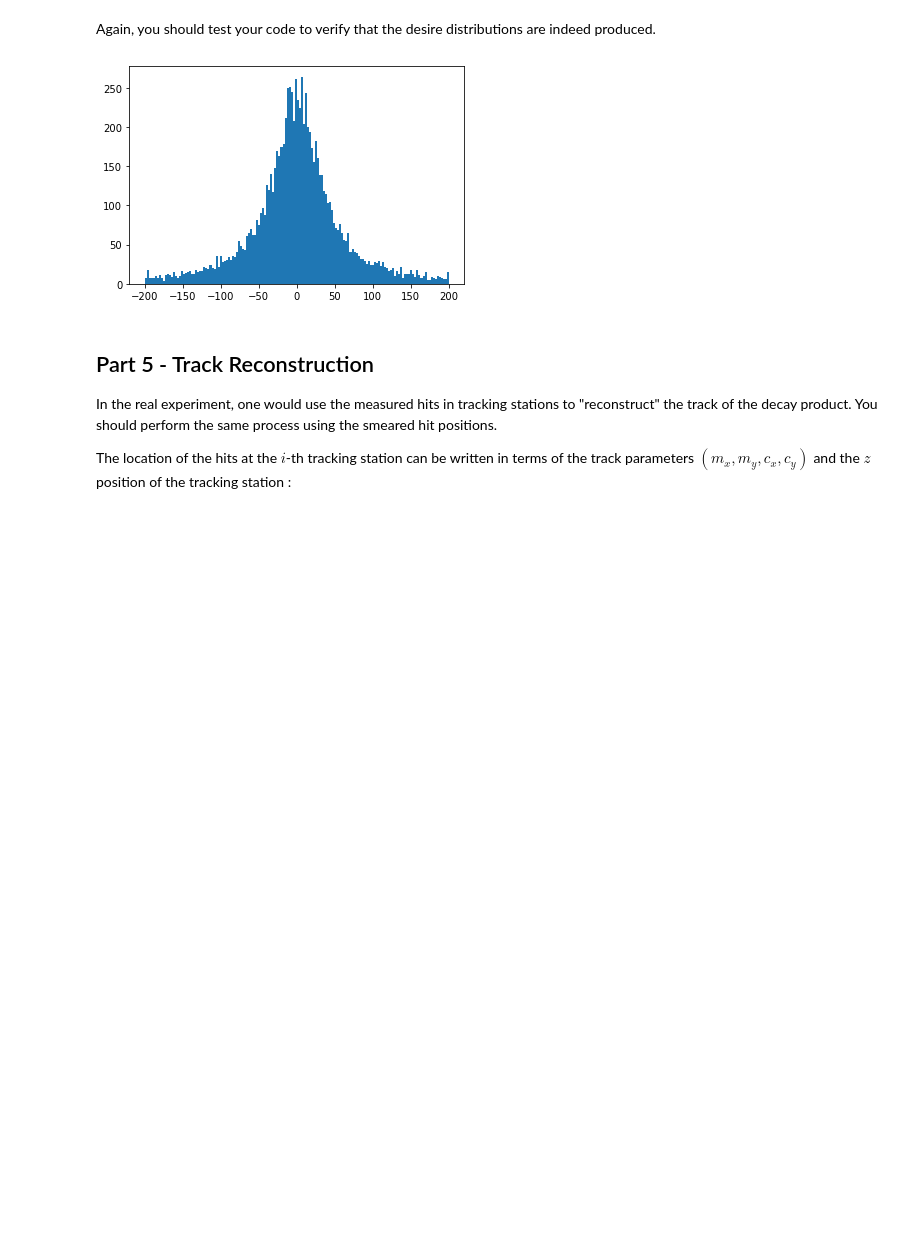
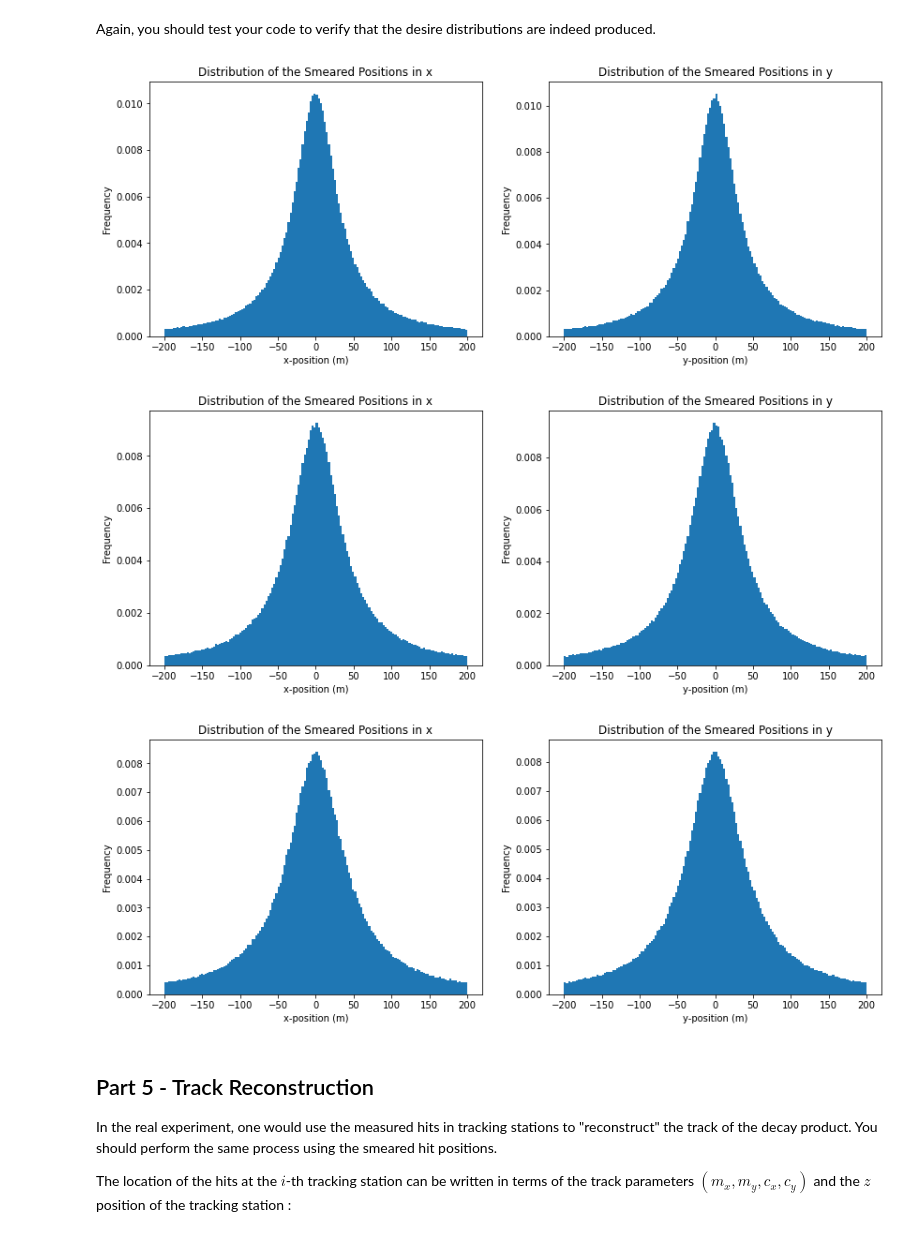
Before and after one commit to sam-you-ell/Computational-Physics, a Jupyter notebook: 3rd Year/Monte Carlo Sim/Montecarlo2.ipynb, the cells around one changed output. Drawn from its saved outputs; the diff is of its cells as text; code cells hidden in the pictures; blank space fills up the shorter version.

```diff
--- a/3rd Year/Monte Carlo Sim/Montecarlo2.ipynb
+++ b/3rd Year/Monte Carlo Sim/Montecarlo2.ipynb
@@ -196,22 +221,19 @@ class Tracking:
         self.sigx = sigx
         self.sigy = sigy
 
-    def gradient(self, DaughterParticle):
+    def grad_inter(self, DaughterParticle):
         grad_arr = np.empty((DaughterParticle.samples, 2))
+        inter_arr = np.empty((DaughterParticle.samples, 2))
         dz = DaughterParticle.unit[2, :]
         grad_X = DaughterParticle.unit[0, :] / dz
         grad_Y = DaughterParticle.unit[1, :] / dz
         grad_arr[:, 0] = grad_X
         grad_arr[:, 1] = grad_Y
-        return grad_arr
-
-    def intercept(self, DaughterParticle):
-        inter_arr = np.empty((DaughterParticle.samples, 2))
-        cx = self.gradient(DaughterParticle)[:, 0] * DaughterParticle.vertex[2]
-        cy = self.gradient(DaughterParticle)[:, 1] * DaughterParticle.vertex[2]
+        cx = grad_arr[:, 0] * DaughterParticle.vertex[2]
+        cy = grad_arr[:, 1] * DaughterParticle.vertex[2]
         inter_arr[:, 0] = cx
         inter_arr[:, 1] = cy
-        return inter_arr
+        return grad_arr, inter_arr
 
     def track_direction(self, DaughterParticle):
         z = DaughterParticle.unit[2,:]
@@ -220,19 +242,16 @@ class Tracking:
     def hits(self, DaughterParticle, z):
         stations = np.asarray(z)
         d = self.track_direction(DaughterParticle)
-        delta = self.gradient(DaughterParticle)
-        c = self.intercept(DaughterParticle)
+        delta, c = self.grad_inter(DaughterParticle)
         delta = delta[d>0]; c = c[d>0]
         rx = np.zeros((np.size(d[d>0]), len(z)))
         ry = np.zeros((np.size(d[d>0]), len(z)))
         for i in range(0, len(z)):
             rx[:, i] = delta[:, 0] * stations[i] + c[:, 0]
             ry[:, i] = delta[:, 1] * stations[i] + c[:, 1]
-
         if np.size(rx) == 0:
             DaughterParticle.angles(); DaughterParticle.frame_vectors('Lab')
             return self.hits(DaughterParticle, z)
-
         return rx, ry, delta, c
 # %% [markdown]
 In the next cell, test your track propagation functions. (A qualitative assessment is acceptable here).
@@ -275,32 +302,33 @@ def smear(Tracking, DaughterParticle, z):
     x = np.random.normal(0, Tracking.sigx, size = (np.size(rx[:, 0]), len(z)))
     y = np.random.normal(0, Tracking.sigy, size = (np.size(ry[:, 0]), len(z)))
     smear_x = rx + x; smear_y = ry + y
-    return smear_x, smear_y
+    return smear_x, smear_y, rx, ry
 # %% [markdown]
 Again, you should test your code to verify that the desire distributions are indeed produced.
 # %%
 # test code
 
-stations = [30, 35, 40, 45]
-def part4_plots(Tracking, N, v_d, z):
+stations = [30, 35, 40]
+def part4_plots(Tracking, N, v_d, z, n):
     SmearParticles = DaughterParticle(2000, 50, 2.5e-3, N, v_d)
     SmearParticles.gen_beam(); SmearParticles.angles()
     SmearParticles.frame_vectors('Lab')
-    x, y= smear(Tracking, SmearParticles, z)
-    fig, ax = plt.subplots(1, 1)
-    x = x[:, 0]
-    y = y[:, 0]
-    xdata = x[(x < 200) & (x> -200)]
-    # ydata = y[(x >= -100) & (x <= 100)]
-    ax.hist(xdata,  bins = 150)
-    # print(x[:, 0])
-    # ax.hist2d(x[:, 2], y[:, 2], bins =100)
-    # ax.set_xlim(-500, 500)
-    # ax.set_ylim(-250, 250)
-
-part4_plots(mini_track, 20000, 10e7, stations)
+    x, y, rx, ry= smear(Tracking, SmearParticles, z)
+    fig, ax = plt.subplots(1, 2, figsize = (14, 5))
+    x = x[:, n];y = y[:, n]
+    xdata = x[(x < 200) & (x > -200)]
+    ydata = y[(y < 200) & (y> -200)]
+    ax[0].hist(xdata,  bins = 150, density = True)
+    ax[0].set(xlabel = 'x-position (m)', ylabel = 'Frequency', title = 'Distribution of the Smeared Positions in x')
+    ax[1].hist(ydata, bins = 150, density = True)
+    ax[1].set(xlabel = 'y-position (m)', ylabel = 'Frequency', title = 'Distribution of the Smeared Positions in y')
+    plt.show()
+for i in range(len(stations)):
+    part4_plots(mini_track, 2000000, 10e7, stations, i)
 # %% [output]
-[figure, old version]
+[figure, new version]
+[figure, added]
+[figure, added]
 # %% [markdown]
 ## Part 5 - Track Reconstruction
 
```
Also changed, not shown: parts of 11 cells of this notebook.
